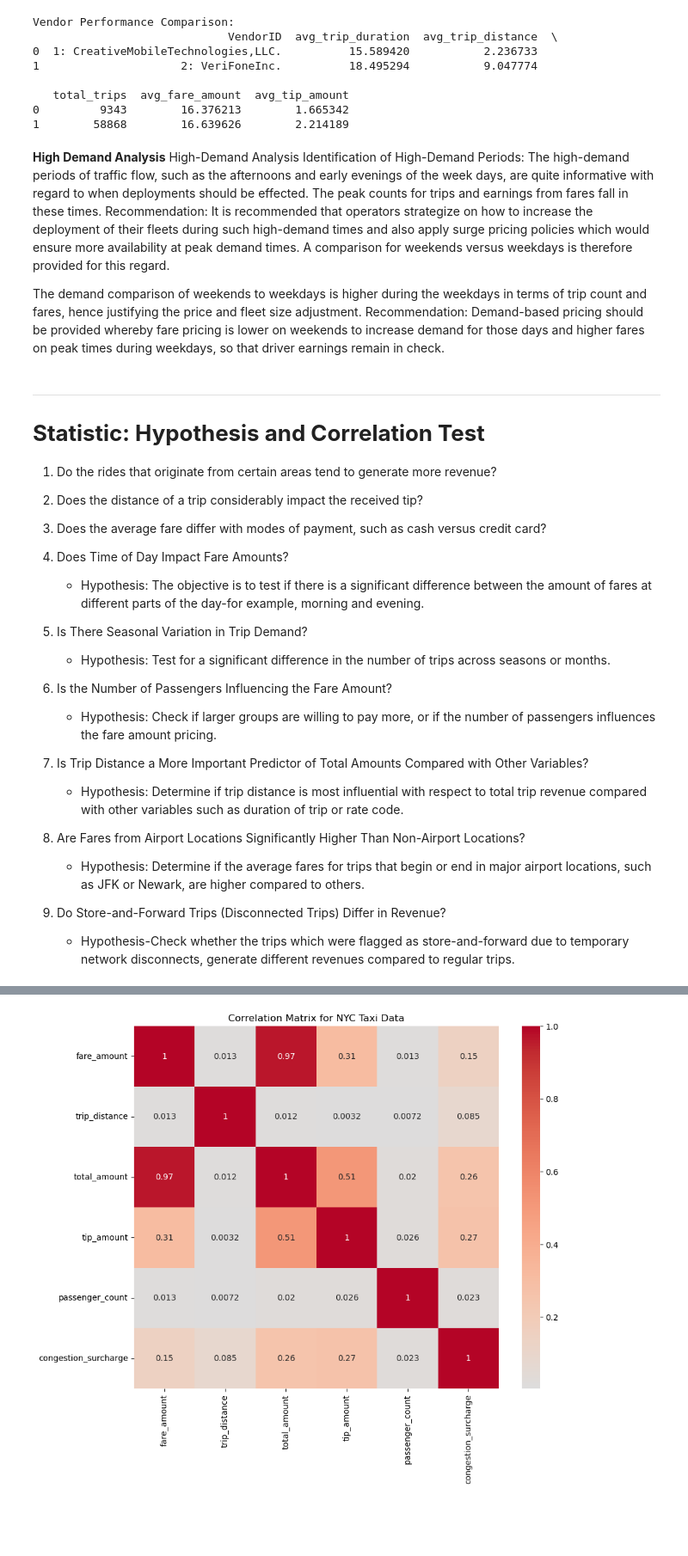
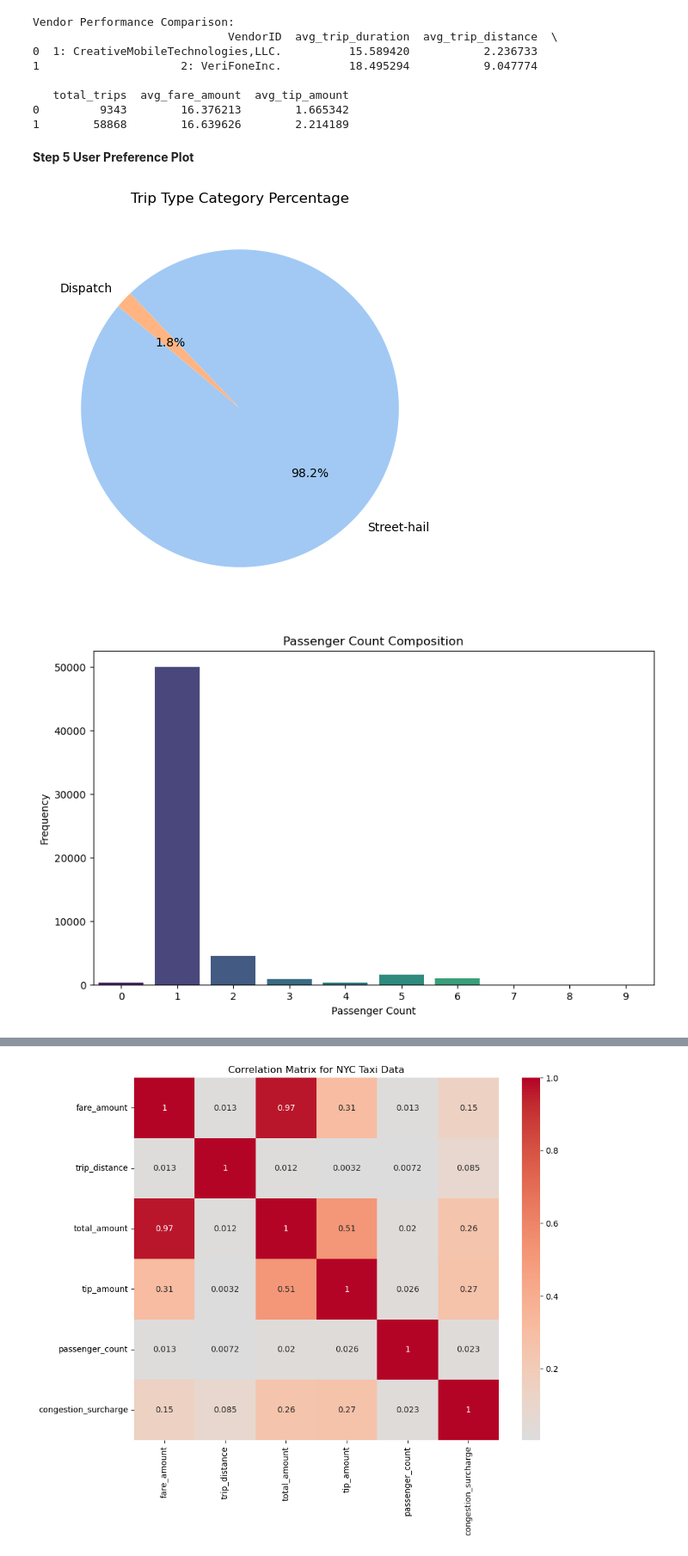
Before and after one commit to tdarum/NewYorkFleet, a Jupyter notebook: Capstone2Theresia-NYTaxi Visualization.ipynb, the cells around one changed output, grey strips where cells are left out. Shown at 86% size. Drawn from its saved outputs; the diff is of its cells as text; code cells hidden in the pictures; blank space fills up the shorter version.

```diff
--- a/Capstone2Theresia-NYTaxi Visualization.ipynb
+++ b/Capstone2Theresia-NYTaxi Visualization.ipynb
@@ -600,34 +596,33 @@ Vendor Performance Comparison:
    total_trips  avg_fare_amount  avg_tip_amount
 0         9343        16.376213        1.665342
 1        58868        16.639626        2.214189
-# %% [markdown]
-**High Demand Analysis**
-High-Demand Analysis
-Identification of High-Demand Periods:
-The high-demand periods of traffic flow, such as the afternoons and early evenings of the week days, are quite informative with regard to when deployments should be effected. The peak counts for trips and earnings from fares fall in these times.
-Recommendation: It is recommended that operators strategize on how to increase the deployment of their fleets during such high-demand times and also apply surge pricing policies which would ensure more availability at peak demand times. A comparison for weekends versus weekdays is therefore provided for this regard.
-
-The demand comparison of weekends to weekdays is higher during the weekdays in terms of trip count and fares, hence justifying the price and fleet size adjustment.
-Recommendation: Demand-based pricing should be provided whereby fare pricing is lower on weekends to increase demand for those days and higher fares on peak times during weekdays, so that driver earnings remain in check.
-# %% [markdown]
----
-# **Statistic: Hypothesis and Correlation Test**
-1. Do the rides that originate from certain areas tend to generate more revenue?
-2. Does the distance of a trip considerably impact the received tip?
-3. Does the average fare differ with modes of payment, such as cash versus credit card?
-4. Does Time of Day Impact Fare Amounts?
-    -  Hypothesis: The objective is to test if there is a significant difference between the amount of fares at different parts of the day-for example, morning and evening.
-5. Is There Seasonal Variation in Trip Demand?
-    - Hypothesis: Test for a significant difference in the number of trips across seasons or months.
-
-6. Is the Number of Passengers Influencing the Fare Amount?
-    - Hypothesis: Check if larger groups are willing to pay more, or if the number of passengers influences the fare amount pricing.
-
-8. Is Trip Distance a More Important Predictor of Total Amounts Compared with Other Variables?
-    - Hypothesis: Determine if trip distance is most influential with respect to total trip revenue compared with other variables such as duration of trip or rate code.
-
-9. Are Fares from Airport Locations Significantly Higher Than Non-Airport Locations?
-    - Hypothesis: Determine if the average fares for trips that begin or end in major airport locations, such as JFK or Newark, are higher compared to others.
-
-10. Do Store-and-Forward Trips (Disconnected Trips) Differ in Revenue?
-    - Hypothesis-Check whether the trips which were flagged as store-and-forward due to temporary network disconnects, generate different revenues compared to regular trips.
+# %% [markdown]
+**Step 5 User Preference Plot**
+# %%
+# Define colors for consistent styling
+colors = sns.color_palette('pastel')
+
+# 1. Trip Type Category Percentage (Pie Chart)
+trip_type_counts = filtered_df['trip_type'].value_counts()
+plt.figure(figsize=(8, 6))
+plt.pie(trip_type_counts, labels=trip_type_counts.index, autopct='%1.1f%%', startangle=140, colors=colors)
+plt.title("Trip Type Category Percentage")
+plt.show()
+
+# 2. Passenger Count Composition (Bar Chart)
+plt.figure(figsize=(10, 6))
+sns.countplot(data=filtered_df, x='passenger_count', palette="viridis")
+plt.title("Passenger Count Composition")
+plt.xlabel("Passenger Count")
+plt.ylabel("Frequency")
+plt.show()
+
+# 3. Rate Code ID Composition (Pie Chart)
+rate_code_counts = filtered_df['RatecodeID'].value_counts()
+plt.figure(figsize=(8, 6))
+plt.pie(rate_code_counts, labels=rate_code_counts.index, autopct='%1.1f%%', startangle=140, colors=colors)
+plt.title("Rate Code ID Composition")
+plt.show()
+# %% [output]
+[figure, added]
+[figure, added]
```
Also changed, not shown: parts of 15 cells of this notebook.
